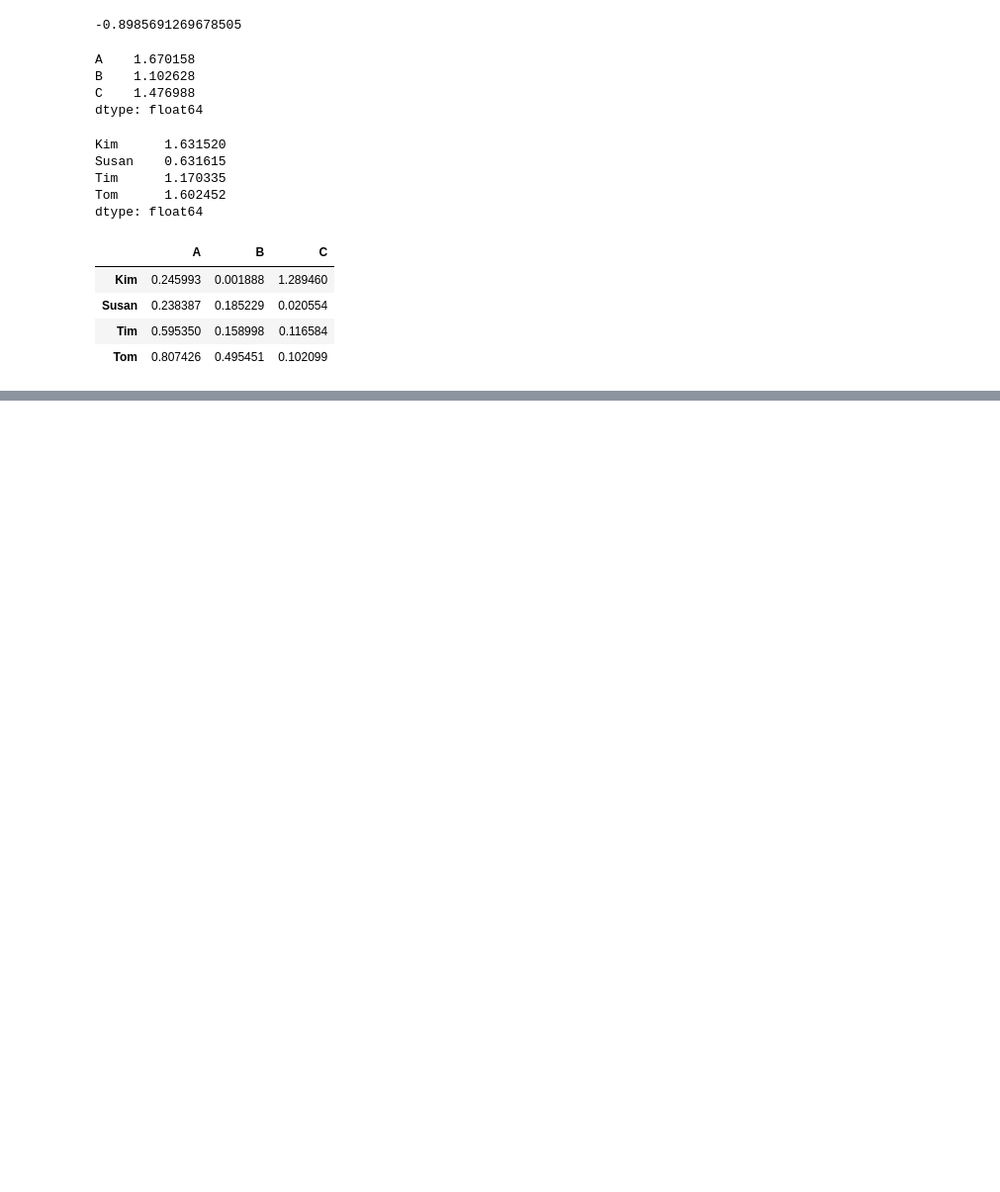
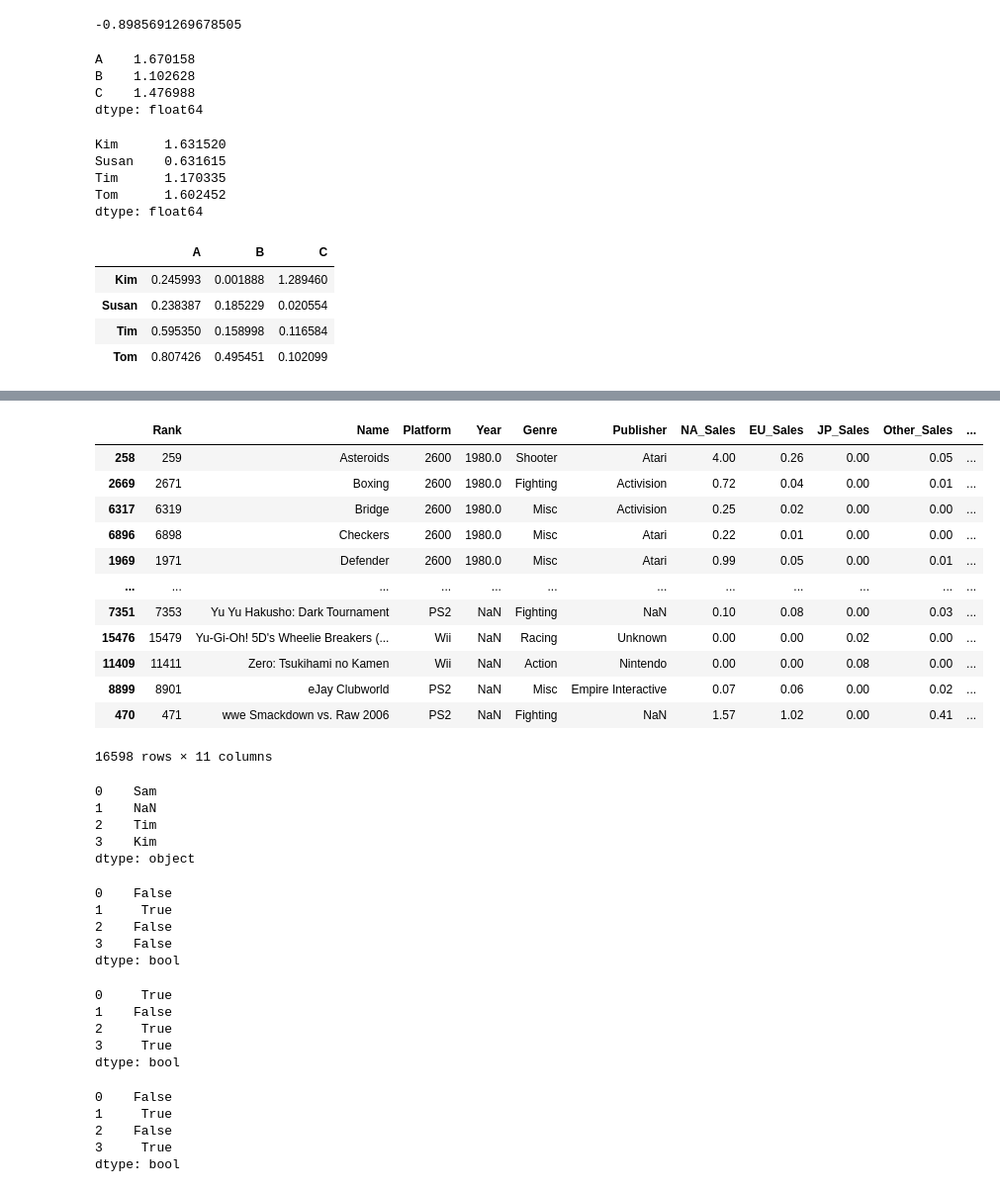
Before and after one commit to LevelUp-It-School/python_start_09_12_24, a Jupyter notebook: lesson_17/pandas.ipynb, the cells around one changed output, grey strips where cells are left out. Shown: that part at 99% size. Saved outputs shown, nothing was run; the diff lists cells and outputs as text; code cells hidden in the pictures; blank space fills up the shorter version.

```diff
--- a/lesson_17/pandas.ipynb
+++ b/lesson_17/pandas.ipynb
@@ -751,0 +750,2 @@ data.to_csv("new_data.csv")
+# %%
+data = pd.read_csv('vgsalesGlobale.csv')
@@ -751,0 +767,42 @@ data.to_csv("new_data.csv")
+# %%
+data.sort_values(['Year', 'Name'])
+# %% [output]
+|  | Rank | Name | Platform | Year | Genre | Publisher | NA_Sales | EU_Sales | JP_Sales | Other_Sales | ... |
+| 258 | 259 | Asteroids | 2600 | 1980.0 | Shooter | Atari | 4.00 | 0.26 | 0.00 | 0.05 | ... |
+| 2669 | 2671 | Boxing | 2600 | 1980.0 | Fighting | Activision | 0.72 | 0.04 | 0.00 | 0.01 | ... |
+| 6317 | 6319 | Bridge | 2600 | 1980.0 | Misc | Activision | 0.25 | 0.02 | 0.00 | 0.00 | ... |
+| 6896 | 6898 | Checkers | 2600 | 1980.0 | Misc | Atari | 0.22 | 0.01 | 0.00 | 0.00 | ... |
+| 1969 | 1971 | Defender | 2600 | 1980.0 | Misc | Atari | 0.99 | 0.05 | 0.00 | 0.01 | ... |
+| ... | ... | ... | ... | ... | ... | ... | ... | ... | ... | ... | ... |
+| 7351 | 7353 | Yu Yu Hakusho: Dark Tournament | PS2 | NaN | Fighting | NaN | 0.10 | 0.08 | 0.00 | 0.03 | ... |
+| 15476 | 15479 | Yu-Gi-Oh! 5D's Wheelie Breakers (... | Wii | NaN | Racing | Unknown | 0.00 | 0.00 | 0.02 | 0.00 | ... |
+| 11409 | 11411 | Zero: Tsukihami no Kamen | Wii | NaN | Action | Nintendo | 0.00 | 0.00 | 0.08 | 0.00 | ... |
+| 8899 | 8901 | eJay Clubworld | PS2 | NaN | Misc | Empire Interactive | 0.07 | 0.06 | 0.00 | 0.02 | ... |
+| 470 | 471 | wwe Smackdown vs. Raw 2006 | PS2 | NaN | Fighting | NaN | 1.57 | 1.02 | 0.00 | 0.41 | ... |
+16598 rows × 11 columns
+# %%
+import numpy as np
+s = pd.Series(['Sam', np.nan, "Tim", "Kim"])
+s
+# %% [output]
+0    Sam
+1    NaN
+2    Tim
+3    Kim
+dtype: object
+# %%
+s.isnull()
+# %% [output]
+0    False
+1     True
+2    False
+3    False
+dtype: bool
+# %%
+s.notnull()
+# %% [output]
+0     True
+1    False
+2     True
+3     True
+dtype: bool
@@ -751,0 +811,8 @@ data.to_csv("new_data.csv")
+# %%
+s.isnull()
+# %% [output]
+0    False
+1     True
+2    False
+3     True
+dtype: bool
```
Also changed, not shown: parts of 92 cells of this notebook, 1 other file.
